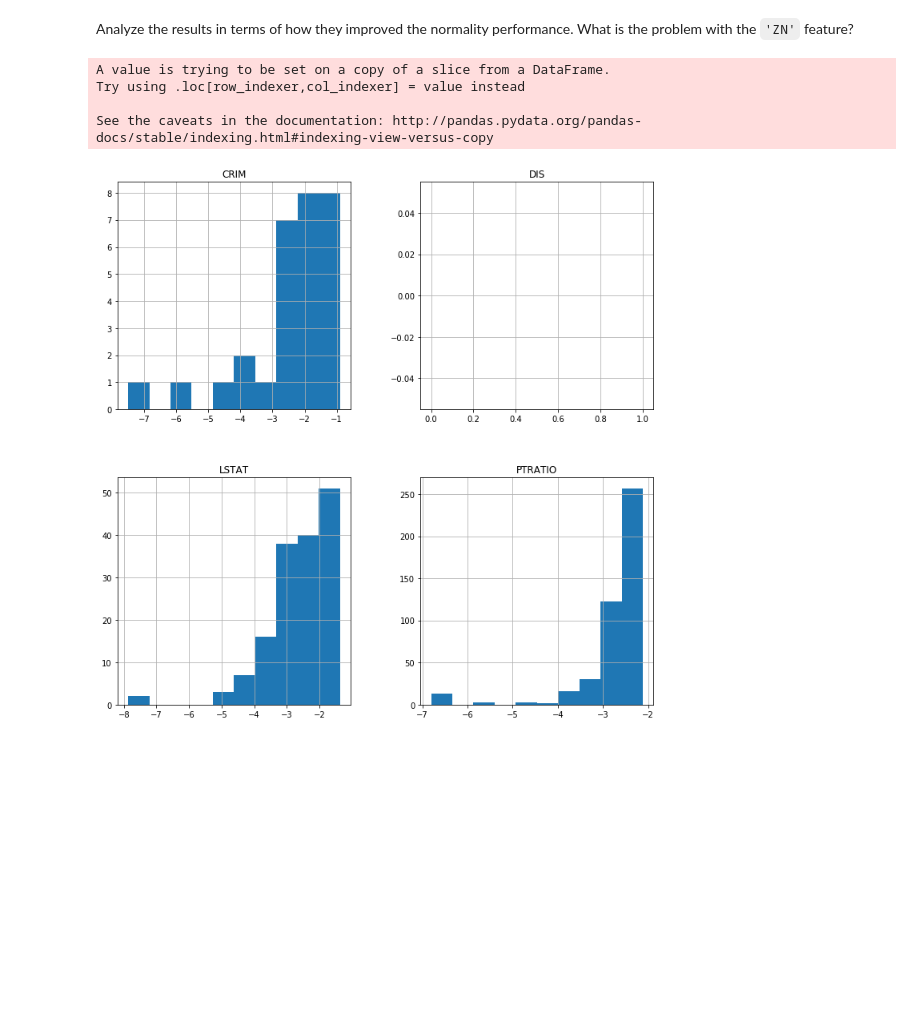
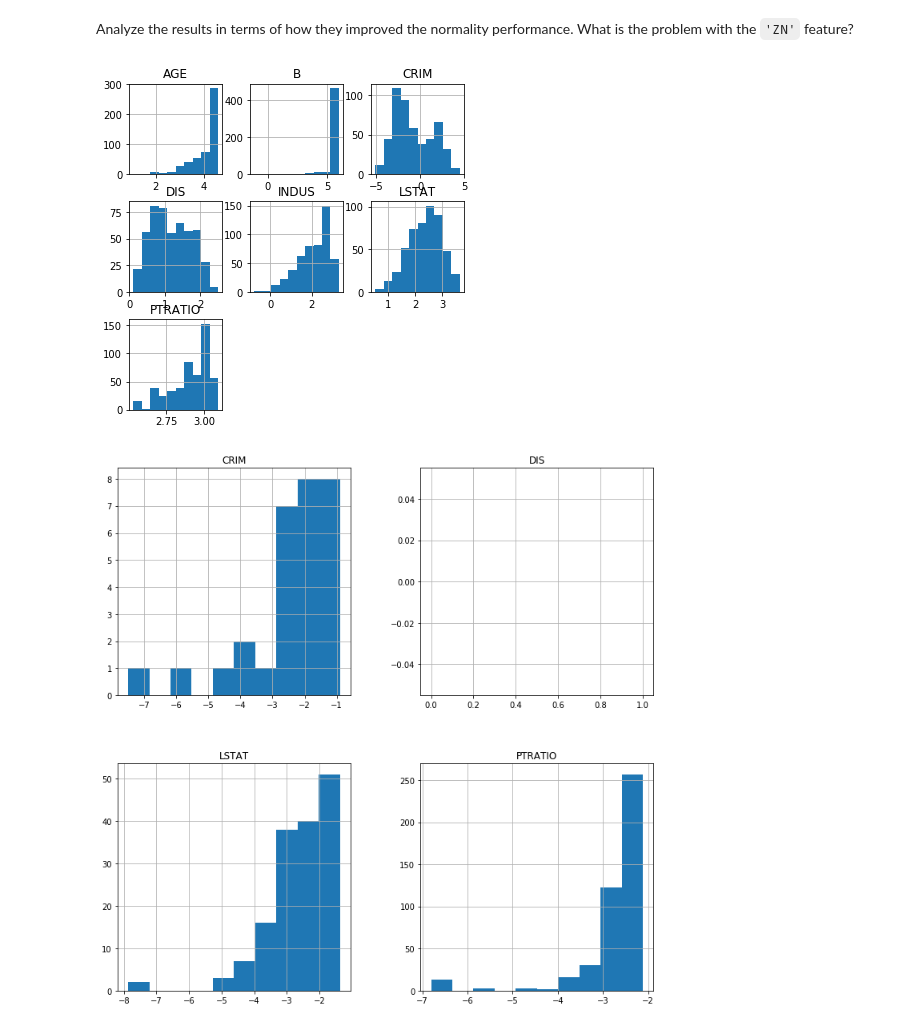
Before and after one commit to matthew-d-oliver/dsc-feature-scaling-and-normalization-lab-nyc-ds-082619, a Jupyter notebook: index.ipynb, the cells around one changed output. Cells and saved outputs as stored; diff of their text form; code cells hidden in the pictures; blank space fills up the shorter version.

```diff
--- a/index.ipynb
+++ b/index.ipynb
@@ -71,21 +71,19 @@ df_logger.head(100)
 ## Perform log transformations for the variables where it makes sense
 # %% [markdown]
 Analyze the results in terms of how they improved the normality performance. What is the problem with the `'ZN'` feature?
-# %%
-wanted_names= ['CRIM','DIS','PTRATIO','LSTAT']
-# x = np.linspace(start=-100, stop=100, num=10**3)
-# y = np.log(x)
-# plt.plot(x, y);
-for nam in wanted_names:
-    df_logger[nam]=df[nam].map(lambda g: np.log(g))
-#
-# pd.plotting.scatter_matrix(df[wanted_names], figsize=(10,12));
-# plt.plot(x, y);
-# %% [output]
-A value is trying to be set on a copy of a slice from a DataFrame.
-Try using .loc[row_indexer,col_indexer] = value instead
-
-See the caveats in the documentation: http://pandas.pydata.org/pandas-docs/stable/indexing.html#indexing-view-versus-copy
+# %%
+import numpy as np
+data_log= pd.DataFrame([])
+data_log['AGE'] = np.log(boston_cont['AGE'])
+data_log['B'] = np.log(boston_cont['B'])
+data_log['CRIM'] = np.log(boston_cont['CRIM'])
+data_log['DIS'] = np.log(boston_cont['DIS'])
+data_log['INDUS'] = np.log(boston_cont['INDUS'])
+data_log['LSTAT'] = np.log(boston_cont['LSTAT'])
+data_log['PTRATIO'] = np.log(boston_cont['PTRATIO'])
+data_log.hist(figsize  = [6, 6]);
+# %% [output]
+[figure, added]
 # %%
 df_logger.hist(figsize=[12,12]);
 # %% [output]
```
